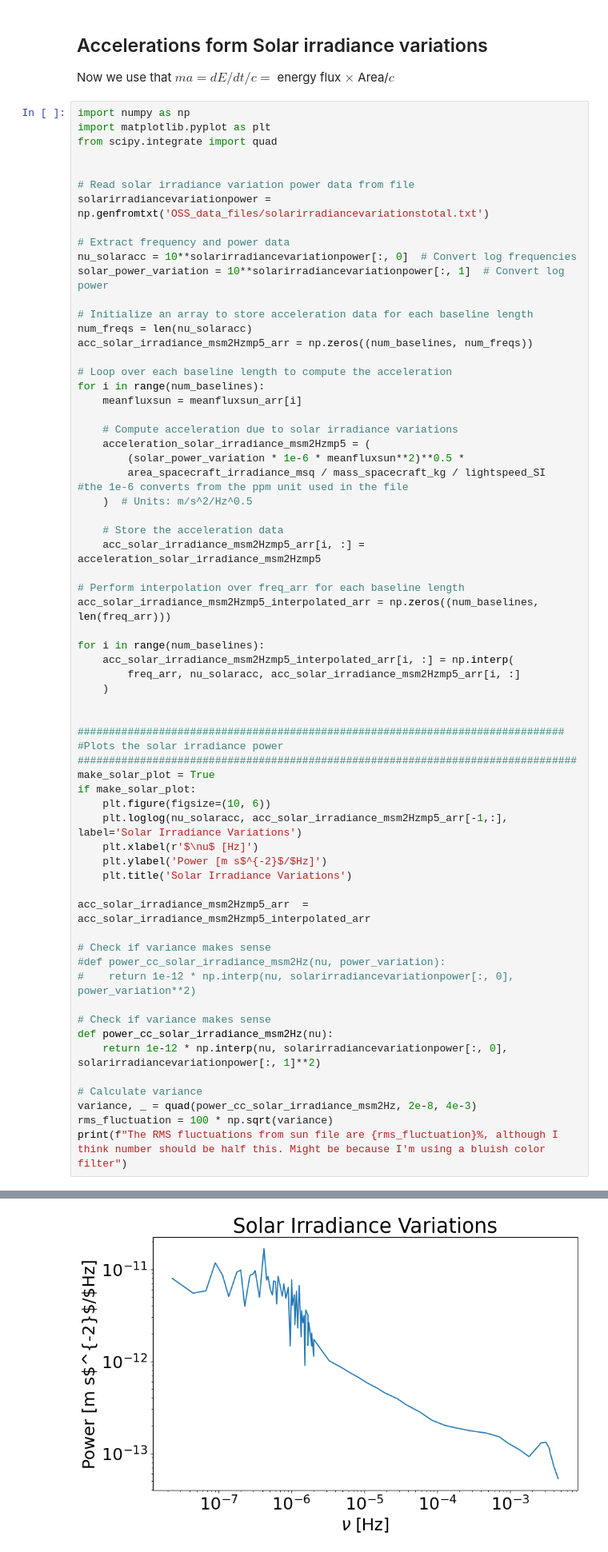
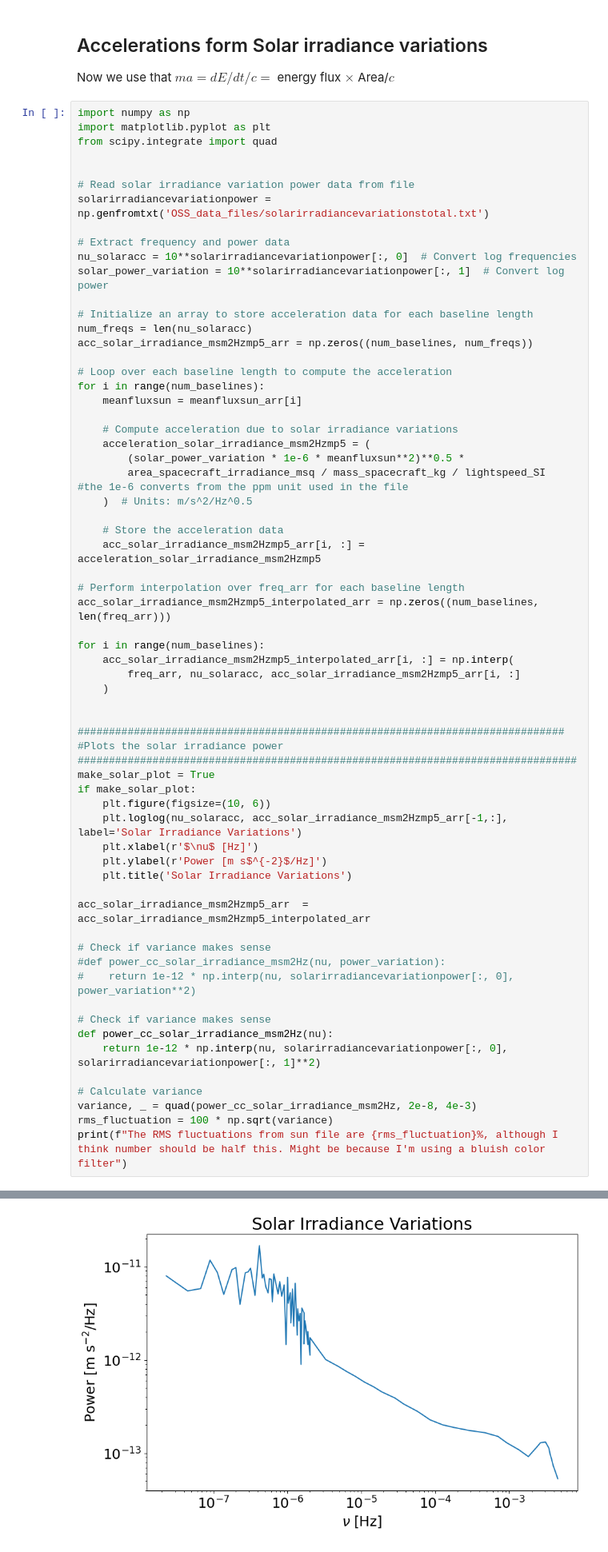
Before and after one commit to astromcquinn/GWwithDragFree, a Jupyter notebook: GWsensitivity_2baselines.ipynb, the cells around one changed output, grey strips where cells are left out. Shown at 80% size. Drawn from its saved outputs; the diff is of its cells as text.

Commit message:
fixed a plot and added some comments

```diff
--- a/GWsensitivity_2baselines.ipynb
+++ b/GWsensitivity_2baselines.ipynb
@@ -105,35 +109,35 @@ for i in range(num_baselines):
         freq_arr, nu_solaracc, acc_solar_irradiance_msm2Hzmp5_arr[i, :]
     )
 
 
 ##############################################################################
 #Plots the solar irradiance power
 ################################################################################
 make_solar_plot = True
 if make_solar_plot:
     plt.figure(figsize=(10, 6))
     plt.loglog(nu_solaracc, acc_solar_irradiance_msm2Hzmp5_arr[-1,:], label='Solar Irradiance Variations')
     plt.xlabel(r'$\nu$ [Hz]')
-    plt.ylabel('Power [m s$^{-2}$/$Hz]')
+    plt.ylabel(r'Power [m s$^{-2}$/Hz]')
     plt.title('Solar Irradiance Variations')
 
 acc_solar_irradiance_msm2Hzmp5_arr  = acc_solar_irradiance_msm2Hzmp5_interpolated_arr
 
 # Check if variance makes sense
 #def power_cc_solar_irradiance_msm2Hz(nu, power_variation):
 #    return 1e-12 * np.interp(nu, solarirradiancevariationpower[:, 0], power_variation**2)
 
 # Check if variance makes sense
 def power_cc_solar_irradiance_msm2Hz(nu):
     return 1e-12 * np.interp(nu, solarirradiancevariationpower[:, 0], solarirradiancevariationpower[:, 1]**2)
 
 # Calculate variance
 variance, _ = quad(power_cc_solar_irradiance_msm2Hz, 2e-8, 4e-3)
 rms_fluctuation = 100 * np.sqrt(variance)
 print(f"The RMS fluctuations from sun file are {rms_fluctuation}%, although I think number should be half this. Might be because I'm using a bluish color filter")
 # %% [output]
 The RMS fluctuations from sun file are 2.91624516756702e-07%, although I think number should be half this. Might be because I'm using a bluish color filter
-[figure, old version]
+[figure, new version]
 # %% [markdown]
 ## Now let's calculate accelerations form dust collisions
 # %%
```
Also changed, not shown: parts of 14 cells of this notebook.
